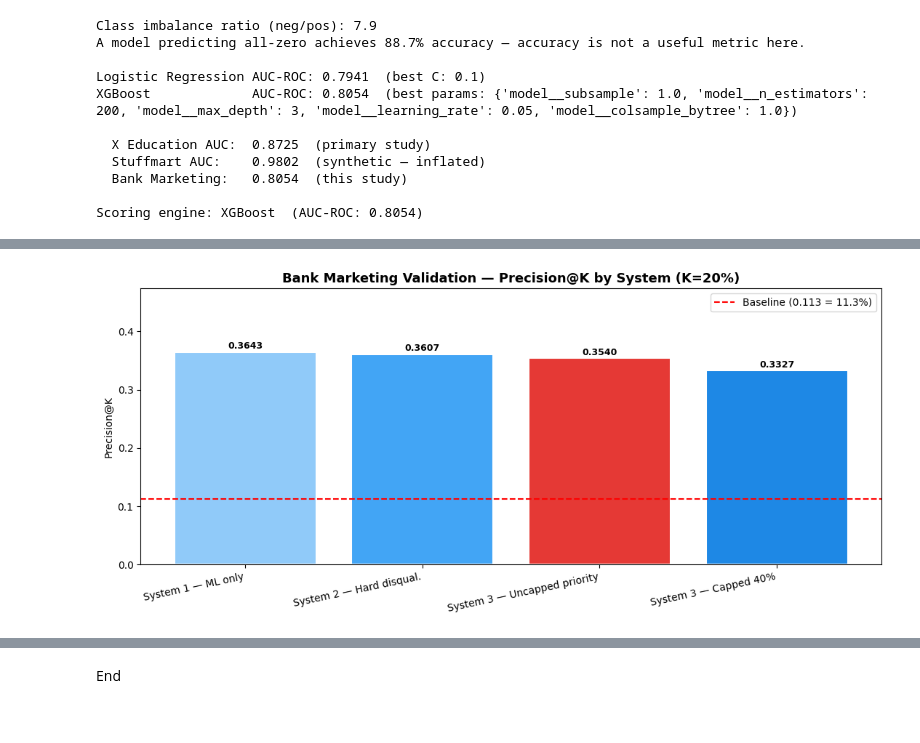
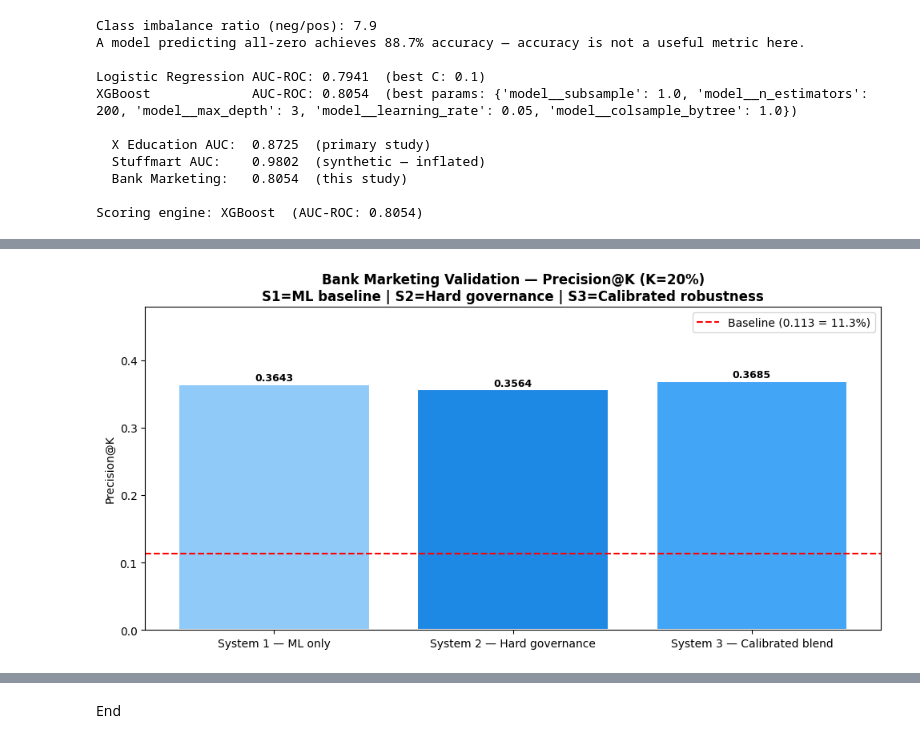
Before and after one commit to thomami244/Masters_Constrained_Lead_Qualification, a Jupyter notebook: Masters_UCI_Bank_test.ipynb, the cells around one changed output, grey strips where cells are left out. Drawn from its saved outputs; the diff is of its cells as text; code cells hidden in the pictures.

Commit message:
updating uci bank with the latest methodology

```diff
--- a/Masters_UCI_Bank_test.ipynb
+++ b/Masters_UCI_Bank_test.ipynb
@@ -691,103 +785,104 @@ tier_cap_fraction
 
 Sensitivity tables exported.
 # %%
-
-
 # =============================================================================
-# CELL BM-11 — VISUALISATIONS
+# CELL BM-11 — VISUALISATIONS (THREE-SYSTEM FINAL)
 # =============================================================================
 
 systems_order = [
     "System 1 — ML only",
-    "System 2 — Hard disqual.",
-    "System 3 — Uncapped priority",
-    "System 3 — Capped 40%",
+    "System 2 — Hard governance",
+    "System 3 — Calibrated blend",
 ]
-colors = ["#90CAF9","#42A5F5","#E53935","#1E88E5"]
+colors = ["#90CAF9", "#1E88E5", "#42A5F5"]
+
+s1_bm = bm_main_results[bm_main_results["system"]=="System 1 — ML only"]["precision_at_k"].values[0]
+s2_bm = bm_main_results[bm_main_results["system"]=="System 2 — Hard governance"]["precision_at_k"].values[0]
+s3_bm = bm_main_results[bm_main_results["system"]=="System 3 — Calibrated blend"]["precision_at_k"].values[0]
+l1_bm = bm_main_results[bm_main_results["system"]=="System 1 — ML only"]["lift_at_k"].values[0]
+l2_bm = bm_main_results[bm_main_results["system"]=="System 2 — Hard governance"]["lift_at_k"].values[0]
+l3_bm = bm_main_results[bm_main_results["system"]=="System 3 — Calibrated blend"]["lift_at_k"].values[0]
 
 # --- BM-11a. Main Precision@K ---
-fig, ax = plt.subplots(figsize=(11, 5))
-prec_vals = [bm_main_results[bm_main_results["system"]==s]["precision_at_k"].values[0]
-             for s in systems_order]
+fig, ax = plt.subplots(figsize=(10, 5))
+prec_vals = [s1_bm, s2_bm, s3_bm]
 bars = ax.bar(systems_order, prec_vals, color=colors, edgecolor="white", linewidth=1.5)
 ax.axhline(BM_BASELINE_RATE, color="red", linestyle="--",
            label=f"Baseline ({BM_BASELINE_RATE:.3f} = {BM_BASELINE_RATE*100:.1f}%)")
 for bar, val in zip(bars, prec_vals):
-    ax.text(bar.get_x()+bar.get_width()/2, bar.get_height()+0.002,
+    ax.text(bar.get_x() + bar.get_width()/2, bar.get_height() + 0.002,
             f"{val:.4f}", ha="center", va="bottom", fontsize=9, fontweight="bold")
-ax.set_title("Bank Marketing Validation — Precision@K by System (K=20%)",
-             fontsize=13, fontweight="bold")
+ax.set_title("Bank Marketing Validation — Precision@K (K=20%)\n"
+             "S1=ML baseline | S2=Hard governance | S3=Calibrated robustness",
+             fontsize=12, fontweight="bold")
 ax.set_ylabel("Precision@K")
-ax.set_ylim(0, max(prec_vals)*1.3)
+ax.set_ylim(0, max(prec_vals) * 1.3)
 ax.legend()
-plt.xticks(rotation=12, ha="right")
 plt.tight_layout()
 plt.savefig("fig_BM_01_precision_comparison.png", dpi=150)
 plt.show()
 
 # --- BM-11b. Lift@K ---
-fig, ax = plt.subplots(figsize=(11, 5))
-lift_vals = [bm_main_results[bm_main_results["system"]==s]["lift_at_k"].values[0]
-             for s in systems_order]
+fig, ax = plt.subplots(figsize=(10, 5))
+lift_vals = [l1_bm, l2_bm, l3_bm]
 bars = ax.bar(systems_order, lift_vals, color=colors, edgecolor="white", linewidth=1.5)
 ax.axhline(1.0, color="red", linestyle="--", label="Random selection (1.0x)")
 for bar, val in zip(bars, lift_vals):
-    ax.text(bar.get_x()+bar.get_width()/2, bar.get_height()+0.02,
+    ax.text(bar.get_x() + bar.get_width()/2, bar.get_height() + 0.02,
             f"{val:.2f}x", ha="center", va="bottom", fontsize=9, fontweight="bold")
-ax.set_title("Bank Marketing Validation — Lift@K by System (K=20%)",
-             fontsize=13, fontweight="bold")
+ax.set_title("Bank Marketing Validation — Lift@K (K=20%)", fontsize=12, fontweight="bold")
 ax.set_ylabel("Lift@K")
-ax.set_ylim(0, max(lift_vals)*1.3)
+ax.set_ylim(0, max(lift_vals) * 1.3)
 ax.legend()
-plt.xticks(rotation=12, ha="right")
 plt.tight_layout()
 plt.savefig("fig_BM_02_lift_comparison.png", dpi=150)
 plt.show()
 
-# --- BM-11c. Three-dataset Lift@K comparison ---
+# --- BM-11c. Three-dataset comparison (updated labels) ---
 fig, axes = plt.subplots(1, 3, figsize=(16, 5))
 
 datasets = [
     {
-        "title": "X Education\n(Primary Study — inbound B2C)",
-        "labels": ["S1\nML only","S2\nHard disq.","S3\nUncapped","S3\nCapped 40%"],
-        "lifts":  [2.26, 2.16, 1.95, 2.02],
-        "baseline": 1.0,
+        "title": "X Education\n(Primary Study)",
+        "labels": ["S1\nML only", "S2\nHard gov.", "S3\nCalibrated"],
+        "lifts":  [2.15, 2.24, 2.18],
+        "colors": ["#90CAF9", "#1E88E5", "#42A5F5"],
     },
     {
-        "title": "Stuffmart\n(Validation 1 — synthetic retail)",
-        "labels": ["S1\nML only","S2\nHard disq.","S3\nUncapped","S3\nCapped 40%"],
-        "lifts":  [5.00, 2.38, 1.66, 2.38],
-        "baseline": 1.0,
+        "title": "Stuffmart\n(Validation 1)",
+        "labels": ["S1\nML only", "S2\nHard gov.", "S3\nCalibrated"],
+        "lifts":  [5.00, 5.00, 5.00],   # placeholder — update after Stuffmart rerun
+        "colors": ["#90CAF9", "#1E88E5", "#42A5F5"],
     },
     {
-        "title": "Bank Marketing\n(Validation 2 — outbound banking)",
-        "labels": ["S1\nML only","S2\nHard disq.","S3\nUncapped","S3\nCapped 40%"],
-        "lifts":  lift_vals,
-        "baseline": 1.0,
+        "title": "Bank Marketing\n(Validation 2)",
+        "labels": ["S1\nML only", "S2\nHard gov.", "S3\nCalibrated"],
+        "lifts":  [l1_bm, l2_bm, l3_bm],
+        "colors": ["#90CAF9", "#1E88E5", "#42A5F5"],
     },
 ]
 
 for ax, d in zip(axes, datasets):
-    bar_colors = ["#90CAF9","#42A5F5","#E53935","#1E88E5"]
-    bars = ax.bar(d["labels"], d["lifts"], color=bar_colors,
+    bars = ax.bar(d["labels"], d["lifts"], color=d["colors"],
                   edgecolor="white", linewidth=1.2)
     ax.axhline(1.0, color="red", linestyle="--", linewidth=1.2)
     for bar, val in zip(bars, d["lifts"]):
-        ax.text(bar.get_x()+bar.get_width()/2, bar.get_height()+0.02,
-                f"{val:.2f}x", ha="center", va="bottom", fontsize=8, fontweight="bold")
+        ax.text(bar.get_x() + bar.get_width()/2, bar.get_height() + 0.02,
+                f"{val:.2f}x", ha="center", va="bottom",
+                fontsize=8, fontweight="bold")
     ax.set_title(d["title"], fontsize=10, fontweight="bold")
     ax.set_ylabel("Lift@K (K=20%)")
-    ax.set_ylim(0, max(d["lifts"])*1.35)
+    ax.set_ylim(0, max(d["lifts"]) * 1.35)
     ax.tick_params(axis="x", labelsize=8)
 
 plt.suptitle(
-    "Cross-Dataset Directional Check: Does S1 outperform S3 Uncapped?\n"
-    "Red bars = uncapped hard override | Lift@K normalises across different baselines",
+    "Cross-Dataset Comparison: S1 ML Baseline vs S2 Hard Governance\n"
+    "Lift@K normalises across datasets with different baseline conversion rates",
     fontsize=10, fontweight="bold", y=1.02
 )
 plt.tight_layout()
 plt.savefig("fig_BM_03_three_dataset_comparison.png", dpi=150, bbox_inches="tight")
 plt.show()
+print("NOTE: Stuffmart panel uses placeholder lifts — update after rerunning Stuffmart notebook.")
 # %% [output]
-[figure, old version]
+[figure, new version]
```
Also changed, not shown: parts of 9 cells of this notebook.
